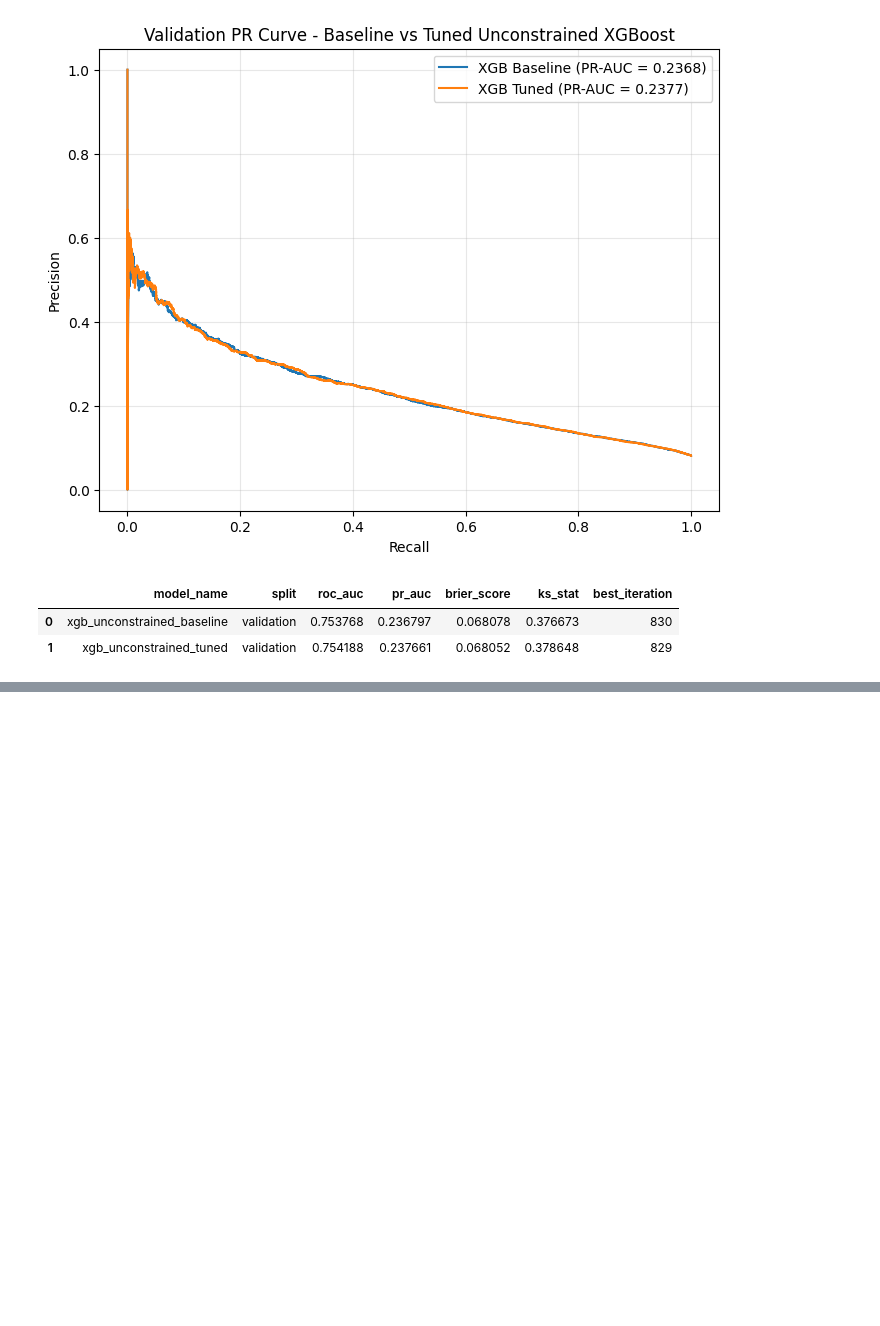
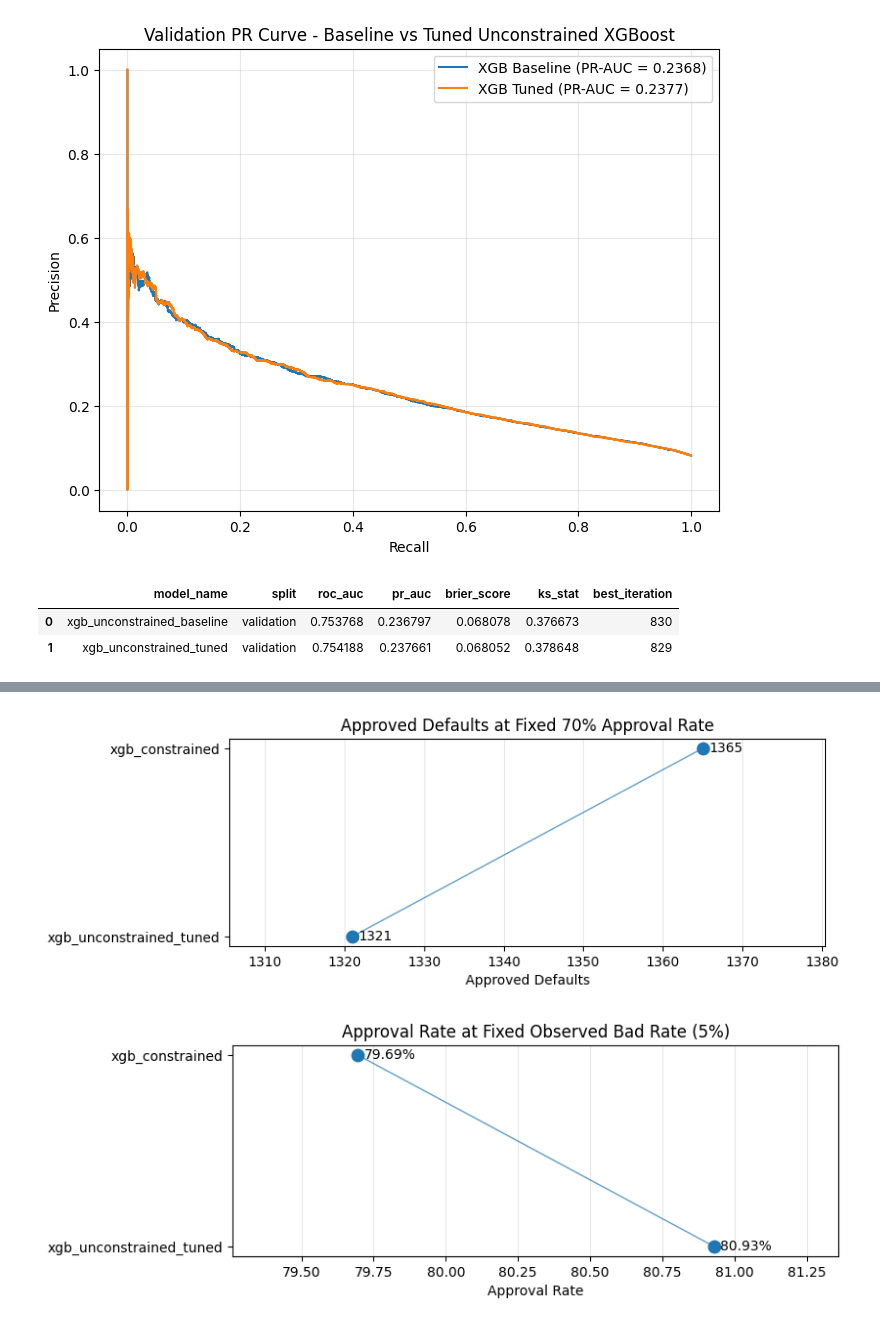
Before and after one commit to jlsampedromazon/credit-risk-model-constraint-eval, a Jupyter notebook: scripts/xgboost_models.ipynb, the cells around one changed output, grey strips where cells are left out. Saved outputs shown, nothing was run; the diff lists cells and outputs as text; code cells hidden in the pictures; blank space fills up the shorter version.

```diff
--- a/scripts/xgboost_models.ipynb
+++ b/scripts/xgboost_models.ipynb
@@ -818,0 +1647,11 @@ for metric in metrics_to_plot:
+# %%
+# Select headline bad-rate target for the compact business summary
+# NB Full sensitivity analysis saved separately
+
+# Update this after reviewing the summary table above
+SELECTED_BAD_RATE_TARGET = 0.05
+
+selected_fixed_bad_rate_compare_df = fixed_bad_rate_sensitivity_results[SELECTED_BAD_RATE_TARGET].copy()
+
+print(f"Selected headline bad-rate target: {SELECTED_BAD_RATE_TARGET:.0%}")
+selected_fixed_bad_rate_compare_df
@@ -818,0 +1766,25 @@ for metric in metrics_to_plot:
+# %%
+# Business-impact charts for presentation
+
+# Chart 1: defaults approved at fixed approval rate
+plot_two_model_comparison(
+    compare_df=fixed_approval_compare_df,
+    value_col="approved_defaults",
+    title="Approved Defaults at Fixed 70% Approval Rate",
+    x_label="Approved Defaults",
+    as_percent=False,
+    decimals=0
+)
+
+# Chart 2: approval rate at the selected fixed bad-rate target
+plot_two_model_comparison(
+    compare_df=selected_fixed_bad_rate_compare_df,
+    value_col="approval_rate",
+    title=f"Approval Rate at Fixed Observed Bad Rate ({SELECTED_BAD_RATE_TARGET:.0%})",
+    x_label="Approval Rate",
+    as_percent=True,
+    decimals=2
+)
+# %% [output]
+[figure, added]
+[figure, added]
```
Also changed, not shown: parts of 55 cells of this notebook.
